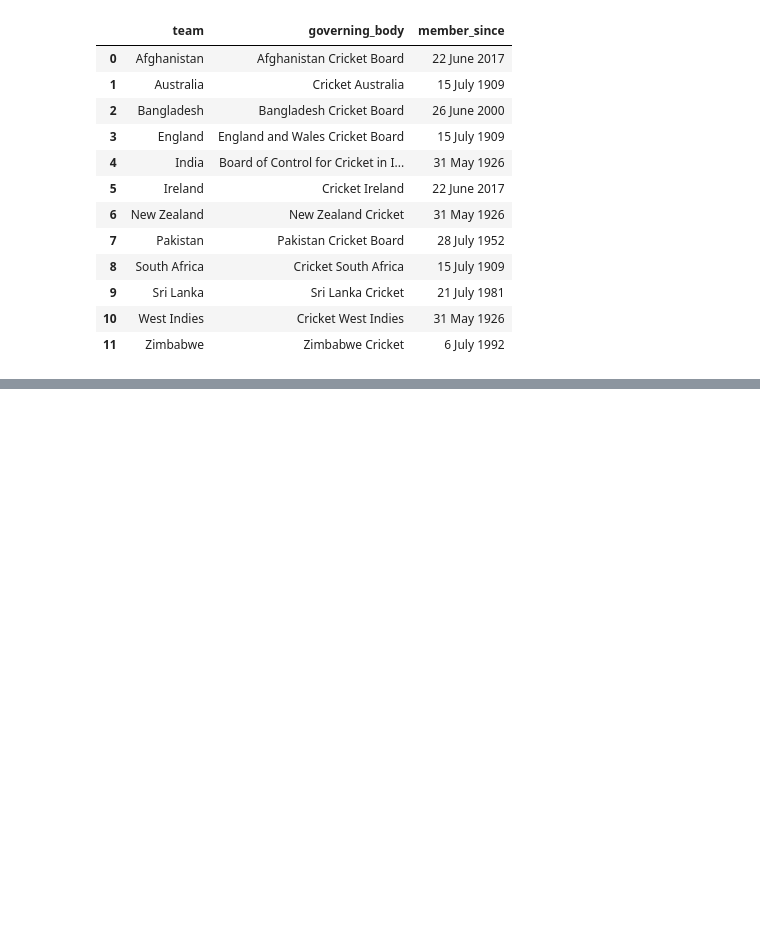
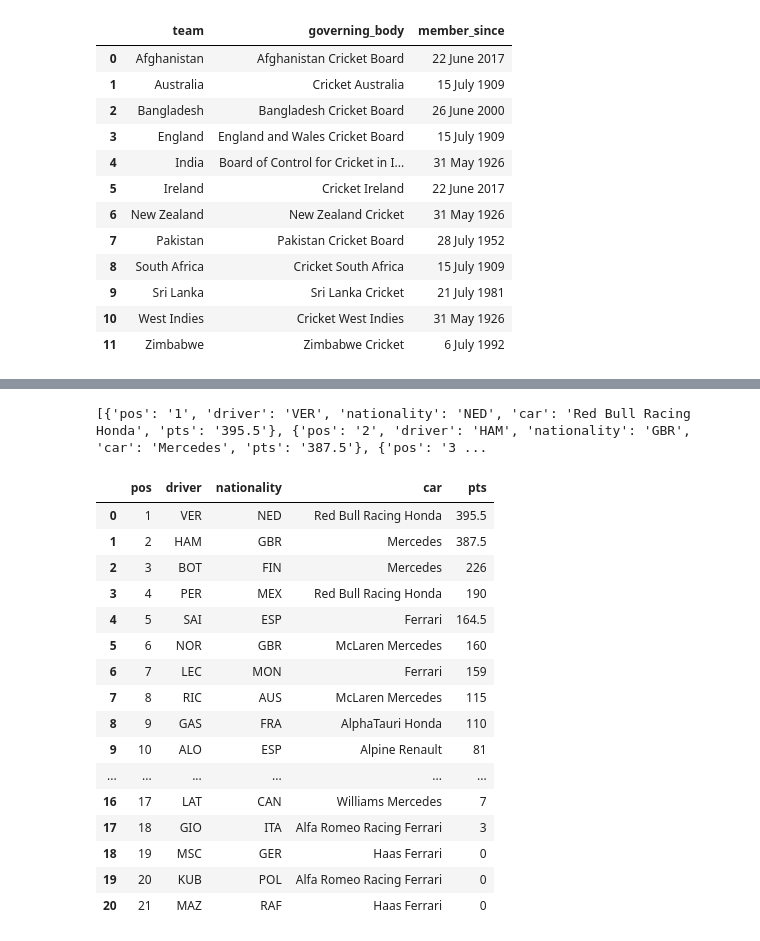
Before and after one commit to bharathArunachalam/Web_Scrapping, a Jupyter notebook: Notebook_WebScrapping.ipynb, the cells around one changed output, grey strips where cells are left out. Cells and saved outputs as stored; diff of their text form; code cells hidden in the pictures; blank space fills up the shorter version.

```diff
--- a/Notebook_WebScrapping.ipynb
+++ b/Notebook_WebScrapping.ipynb
@@ -423,0 +689,7 @@ df_4
+# %%
+response_8_str = response_8.text
+#response_8_str
+# %%
+soup_8 = BeautifulSoup(response_8_str, 'lxml')
+table_8 = soup_8.find('table', {'class': 'resultsarchive-table'})
+#table_8
@@ -423,0 +706,4 @@ df_4
+# %%
+# extract row values
+rows = table_8.tbody.find_all('tr')
+len(rows)
@@ -423,0 +732,35 @@ df_4
+# %%
+standings_list = []
+for row in rows:
+    dict_ = {
+    'pos' : row.find_all('td')[1].text.strip(),
+    'driver' : row.find_all('td')[2].find('span', {'class': 'uppercase hide-for-desktop'}).text.strip(),
+    'nationality' : row.find_all('td')[3].text.strip(),
+    'car' : row.find_all('td')[4].text.strip(),
+    'pts' : row.find_all('td')[5].text.strip()
+    }
+    standings_list.append(dict_)
+
+print(standings_list)
+# %% [output]
+[{'pos': '1', 'driver': 'VER', 'nationality': 'NED', 'car': 'Red Bull Racing Honda', 'pts': '395.5'}, {'pos': '2', 'driver': 'HAM', 'nationality': 'GBR', 'car': 'Mercedes', 'pts': '387.5'}, {'pos': '3 ...
+# %%
+pd.DataFrame(standings_list)
+# %% [output]
+|  | pos | driver | nationality | car | pts |
+| 0 | 1 | VER | NED | Red Bull Racing Honda | 395.5 |
+| 1 | 2 | HAM | GBR | Mercedes | 387.5 |
+| 2 | 3 | BOT | FIN | Mercedes | 226 |
+| 3 | 4 | PER | MEX | Red Bull Racing Honda | 190 |
+| 4 | 5 | SAI | ESP | Ferrari | 164.5 |
+| 5 | 6 | NOR | GBR | McLaren Mercedes | 160 |
+| 6 | 7 | LEC | MON | Ferrari | 159 |
+| 7 | 8 | RIC | AUS | McLaren Mercedes | 115 |
+| 8 | 9 | GAS | FRA | AlphaTauri Honda | 110 |
+| 9 | 10 | ALO | ESP | Alpine Renault | 81 |
+| ... | ... | ... | ... | ... | ... |
+| 16 | 17 | LAT | CAN | Williams Mercedes | 7 |
+| 17 | 18 | GIO | ITA | Alfa Romeo Racing Ferrari | 3 |
+| 18 | 19 | MSC | GER | Haas Ferrari | 0 |
+| 19 | 20 | KUB | POL | Alfa Romeo Racing Ferrari | 0 |
+| 20 | 21 | MAZ | RAF | Haas Ferrari | 0 |
```
Also changed, not shown: parts of 58 cells of this notebook.
